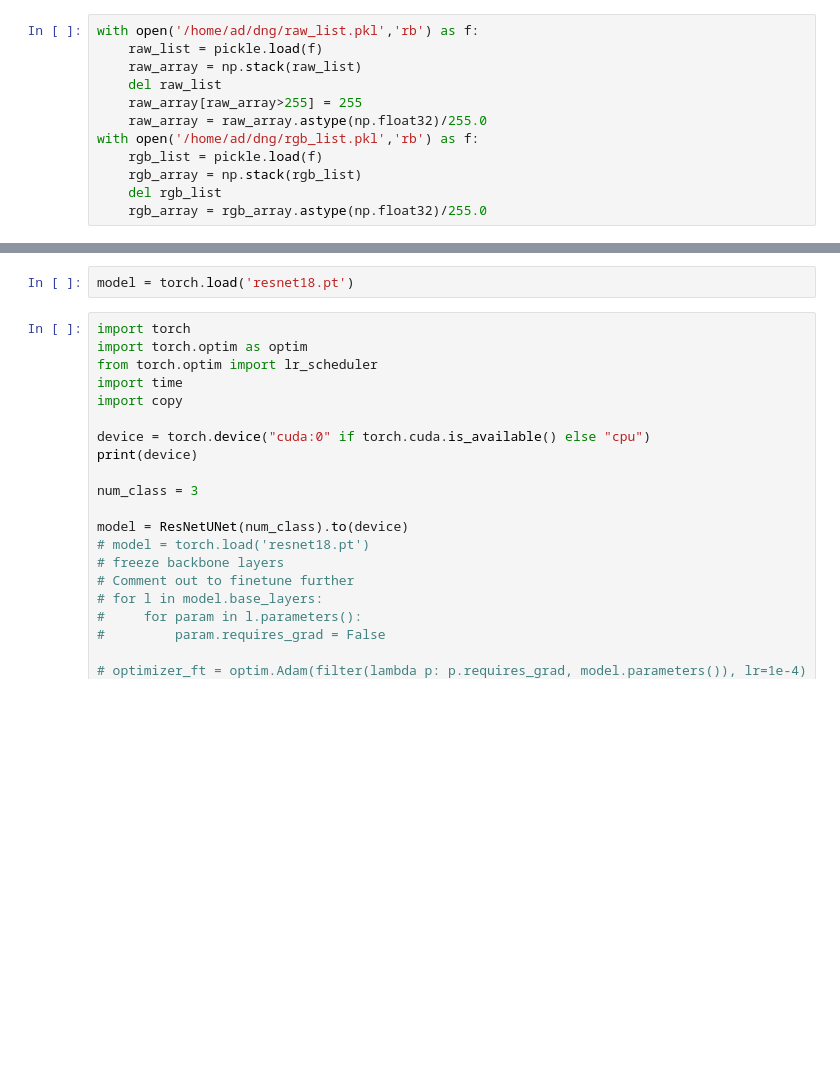
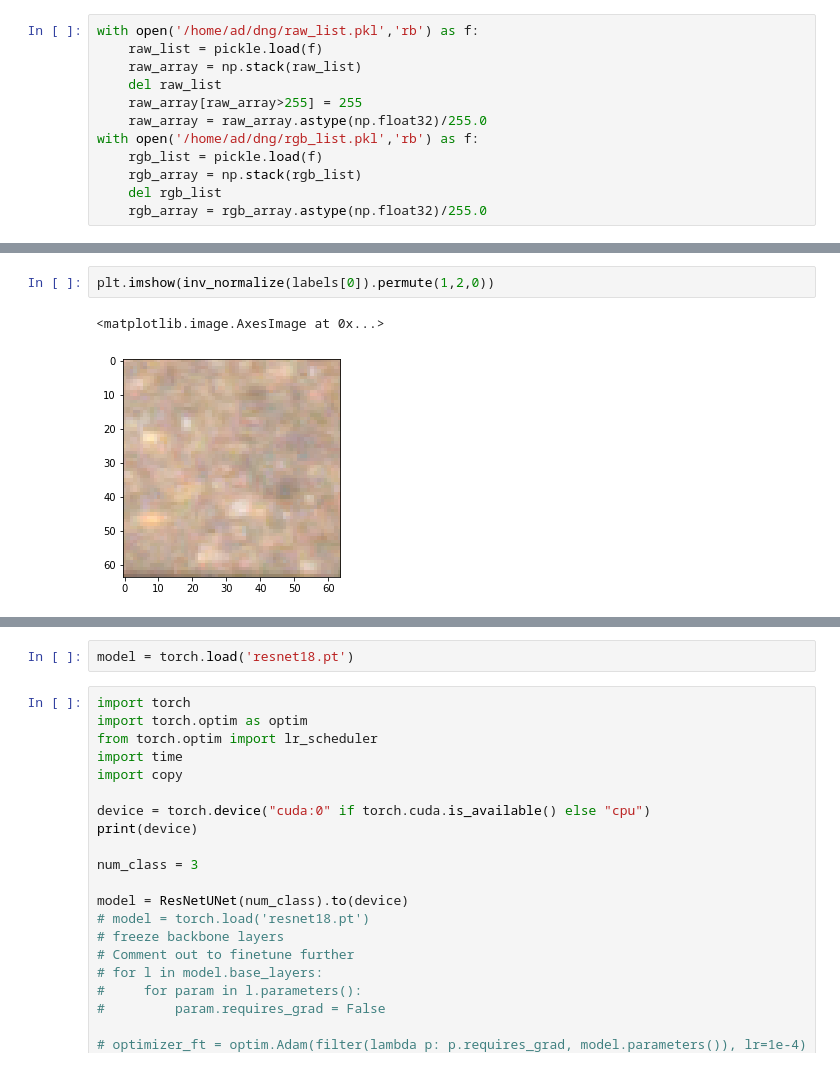
Before and after one commit to altimerk/dngnn, a Jupyter notebook: train.ipynb, the cells around one changed output, grey strips where cells are left out. Cells and saved outputs as stored; diff of their text form; blank space fills up the shorter version.

```diff
--- a/train.ipynb
+++ b/train.ipynb
@@ -221,0 +244,5 @@ mse_loss = nn.MSELoss()
+# %%
+plt.imshow(inv_normalize(labels[0]).permute(1,2,0))
+# %% [output]
+<matplotlib.image.AxesImage at 0x...>
+[figure, added]
```
Also changed, not shown: parts of 34 cells of this notebook.
